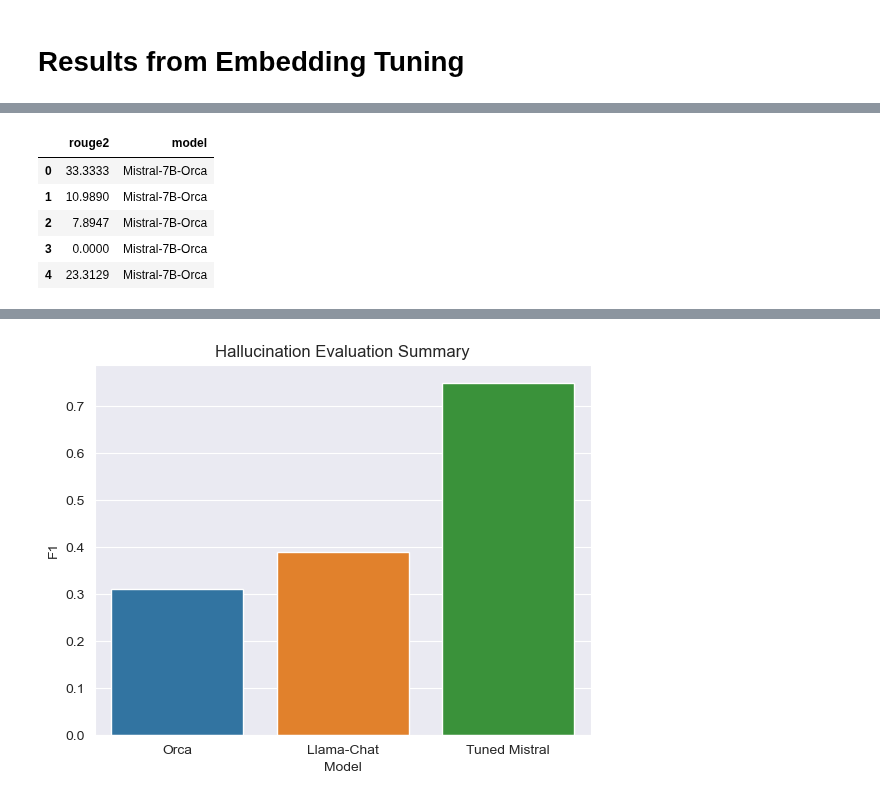
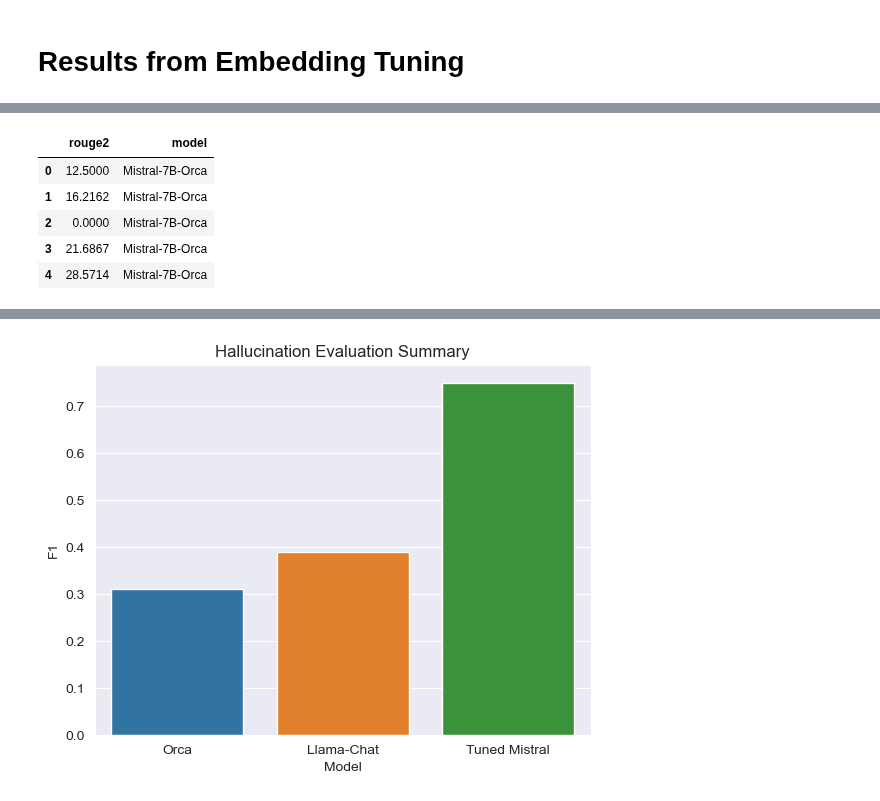
Before and after one commit to yw4401/FinBot, a Jupyter notebook: notebooks/examine_finetuning.ipynb, the cells around one changed output, grey strips where cells are left out. Drawn from its saved outputs; the diff is of its cells as text; code cells hidden in the pictures.

```diff
--- a/notebooks/examine_finetuning.ipynb
+++ b/notebooks/examine_finetuning.ipynb
@@ -25,22 +25,25 @@ plt.show()
 # %%
-orca_rouge = pd.read_excel("gs://scraped-news-article-data-null/mistral-orca-rouge.xlsx")
+orca_rouge = pd.read_excel("gs://scraped-news-article-data-null/orca-mistral-rouge.xlsx")
 llama_chat = pd.read_excel("gs://scraped-news-article-data-null/llama-chat-rouge.xlsx")
-tuned_rouge = pd.read_excel("gs://scraped-news-article-data-null/mistral-final-sum-rouge.xlsx")
+tuned_rouge = pd.read_excel("gs://scraped-news-article-data-null/mistral-sum-rouge.xlsx")
+tuned_3_rouge = pd.read_excel("gs://scraped-news-article-data-null/mistral-sum-3-rouge.xlsx")
 # %%
 orca_rouge["model"] = "Mistral-7B-Orca"
 llama_chat["model"] = "Llama-Chat-7B"
 tuned_rouge["model"] = "Tuned Mistral"
+tuned_3_rouge["model"] = "Tuned Mistral 3"
 
 compiled_df = pd.concat([orca_rouge[["rouge2", "model"]],
                          llama_chat[["rouge2", "model"]],
-                         tuned_rouge[["rouge2", "model"]]],
+                         tuned_rouge[["rouge2", "model"]],
+                         tuned_3_rouge[["rouge2", "model"]]],
                         ignore_index=True)
 compiled_df.head()
 # %% [output]
 |  | rouge2 | model |
-| 0 | 33.3333 | Mistral-7B-Orca |
-| 1 | 10.9890 | Mistral-7B-Orca |
-| 2 | 7.8947 | Mistral-7B-Orca |
-| 3 | 0.0000 | Mistral-7B-Orca |
-| 4 | 23.3129 | Mistral-7B-Orca |
+| 0 | 12.5000 | Mistral-7B-Orca |
+| 1 | 16.2162 | Mistral-7B-Orca |
+| 2 | 0.0000 | Mistral-7B-Orca |
+| 3 | 21.6867 | Mistral-7B-Orca |
+| 4 | 28.5714 | Mistral-7B-Orca |
 # %%
```
Also changed, not shown: parts of 2 cells of this notebook, 4 other files.
